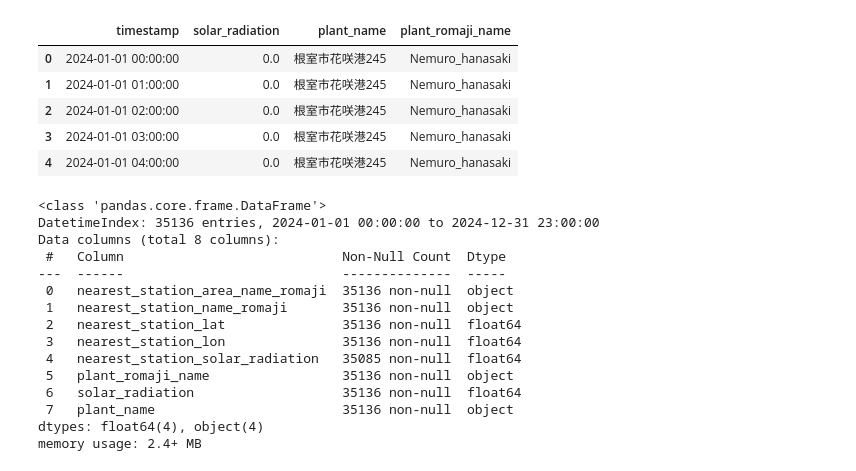
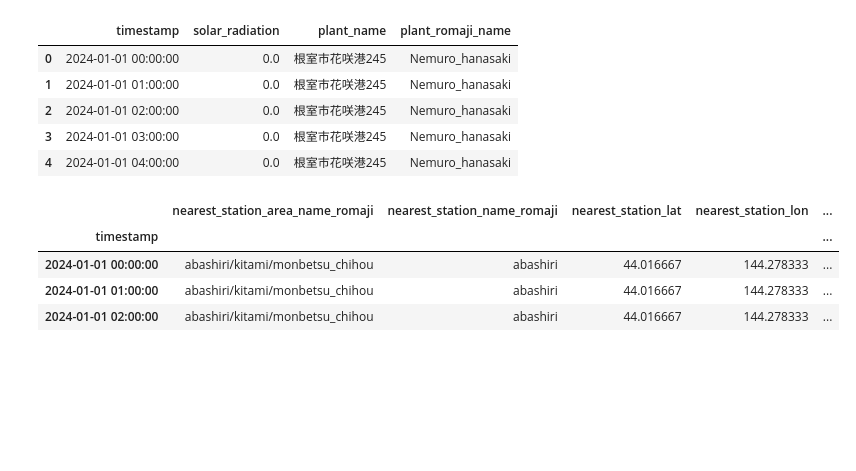
Before and after one commit to iqbalpa/taiyoukou, a Jupyter notebook: main.ipynb, the cells around one changed output. Drawn from its saved outputs; the diff is of its cells as text; code cells hidden in the pictures; blank space fills up the shorter version.

```diff
--- a/main.ipynb
+++ b/main.ipynb
@@ -215,7 +270,13 @@ t.head(5)
 # %%
 import numpy as np
 
-mapping = {'Nemuro_hanasaki': (np.float64(43.33), np.float64(145.585)),
+# mapping = {'Nemuro_hanasaki': (np.float64(43.33), np.float64(145.585)),
+#  'Keiyo_deitsu_anesaki': (np.float64(35.69166667), np.float64(139.75)),
+#  'Yorozu_oita': (np.float64(33.94833333), np.float64(130.925)),
+#  'Logisquare_hirakata': (np.float64(34.69333333), np.float64(135.8266667))}
+
+# new
+mapping = {'Nemuro_hanasaki': (np.float64(44.01666667), np.float64(144.2783333)),
  'Keiyo_deitsu_anesaki': (np.float64(35.69166667), np.float64(139.75)),
  'Yorozu_oita': (np.float64(33.94833333), np.float64(130.925)),
  'Logisquare_hirakata': (np.float64(34.69333333), np.float64(135.8266667))}
@@ -578,32 +1066,20 @@ ecmwf_df.head()
 # %%
 compare_ecmwf = pd.merge(
     t,
     ecmwf_df,
     left_on=['timestamp', 'plant_romaji_name'],
     right_on=['timestamp', 'plant_romaji_name'],
     how='inner'
 )
 compare_ecmwf = convert_mj_to_wm2(compare_ecmwf)
 compare_ecmwf.set_index('timestamp', inplace=True)
-compare_ecmwf.sample(5)
-
-compare_ecmwf.info()
+compare_ecmwf.head(3)
 # %% [output]
-<class 'pandas.core.frame.DataFrame'>
-DatetimeIndex: 35136 entries, 2024-01-01 00:00:00 to 2024-12-31 23:00:00
-Data columns (total 8 columns):
- #   Column                            Non-Null Count  Dtype
----  ------                            --------------  -----
- 0   nearest_station_area_name_romaji  35136 non-null  object
- 1   nearest_station_name_romaji       35136 non-null  object
- 2   nearest_station_lat               35136 non-null  float64
- 3   nearest_station_lon               35136 non-null  float64
- 4   nearest_station_solar_radiation   35085 non-null  float64
- 5   plant_romaji_name                 35136 non-null  object
- 6   solar_radiation                   35136 non-null  float64
- 7   plant_name                        35136 non-null  object
-dtypes: float64(4), object(4)
-memory usage: 2.4+ MB
+|  | nearest_station_area_name_romaji | nearest_station_name_romaji | nearest_station_lat | nearest_station_lon | ... |
+| timestamp |  |  |  |  | ... |
+| 2024-01-01 00:00:00 | abashiri/kitami/monbetsu_chihou | abashiri | 44.016667 | 144.278333 | ... |
+| 2024-01-01 01:00:00 | abashiri/kitami/monbetsu_chihou | abashiri | 44.016667 | 144.278333 | ... |
+| 2024-01-01 02:00:00 | abashiri/kitami/monbetsu_chihou | abashiri | 44.016667 | 144.278333 | ... |
 # %%
 data_columns = ['nearest_station_solar_radiation', 'solar_radiation']
 
```
Also changed, not shown: parts of 26 cells of this notebook, 1 other file.
